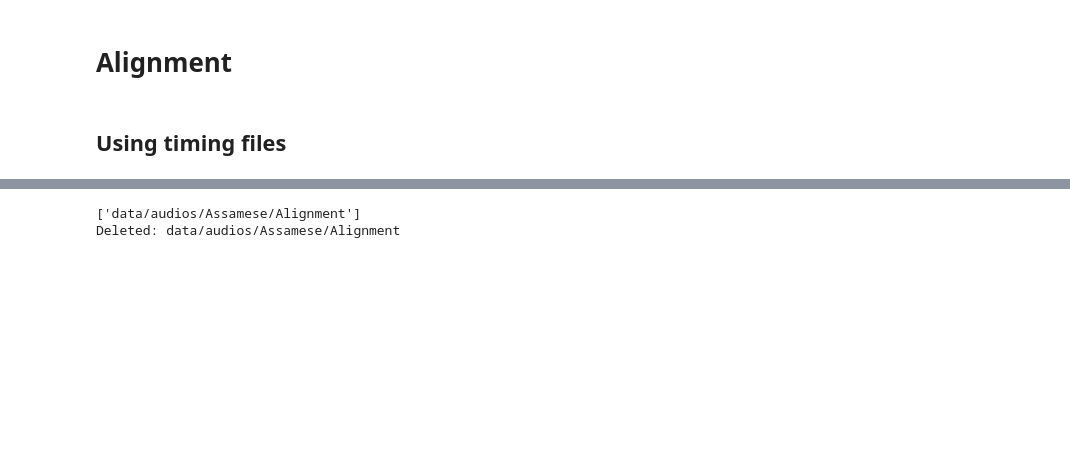
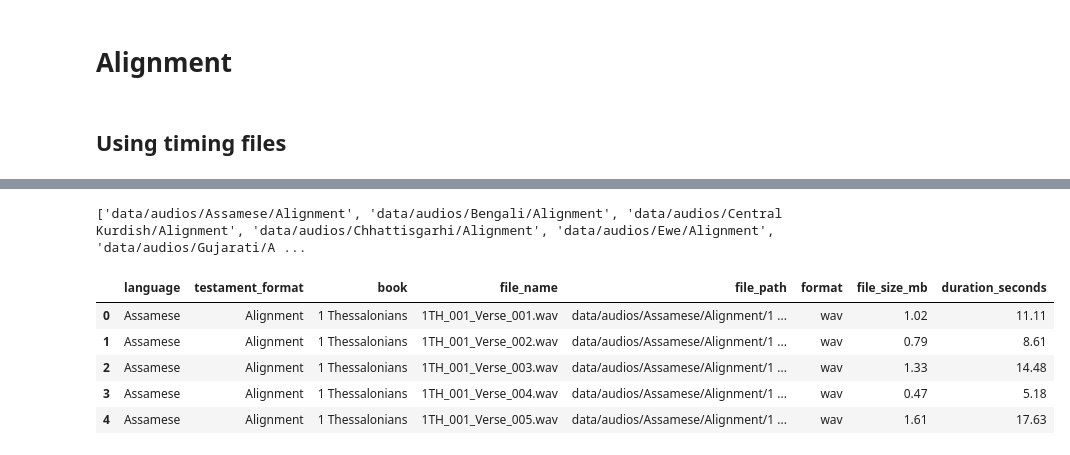
Before and after one commit to davidguzmanr/bible-tts-resources, a Jupyter notebook: dev.ipynb, the cells around one changed output, grey strips where cells are left out. Saved outputs shown, nothing was run; the diff lists cells and outputs as text; code cells hidden in the pictures; blank space fills up the shorter version.

```diff
--- a/dev.ipynb
+++ b/dev.ipynb
@@ -368,12 +377,21 @@ def get_alignment_directories(audios_dir="data/audios"):
 alignment_dirs = get_alignment_directories(audios_dir="data/audios")
 print(alignment_dirs)
 
-for alignment_dir in alignment_dirs:
-    try:
-        shutil.rmtree(alignment_dir)
-        print(f"Deleted: {alignment_dir}")
-    except Exception as e:
-        print(f"Failed to delete {alignment_dir}: {e}")
+# for alignment_dir in alignment_dirs:
+#     try:
+#         shutil.rmtree(alignment_dir)
+#         print(f"Deleted: {alignment_dir}")
+#     except Exception as e:
+#         print(f"Failed to delete {alignment_dir}: {e}")
 # %% [output]
-['data/audios/Assamese/Alignment']
-Deleted: data/audios/Assamese/Alignment
+['data/audios/Assamese/Alignment', 'data/audios/Bengali/Alignment', 'data/audios/Central Kurdish/Alignment', 'data/audios/Chhattisgarhi/Alignment', 'data/audios/Ewe/Alignment', 'data/audios/Gujarati/A ...
+# %%
+audio_df = audio_stats.get_all_audio_files(audios_dir="data/audios", alignment_filter="only")
+audio_df.head()
+# %% [output]
+|  | language | testament_format | book | file_name | file_path | format | file_size_mb | duration_seconds |
+| 0 | Assamese | Alignment | 1 Thessalonians | 1TH_001_Verse_001.wav | data/audios/Assamese/Alignment/1 ... | wav | 1.02 | 11.11 |
+| 1 | Assamese | Alignment | 1 Thessalonians | 1TH_001_Verse_002.wav | data/audios/Assamese/Alignment/1 ... | wav | 0.79 | 8.61 |
+| 2 | Assamese | Alignment | 1 Thessalonians | 1TH_001_Verse_003.wav | data/audios/Assamese/Alignment/1 ... | wav | 1.33 | 14.48 |
+| 3 | Assamese | Alignment | 1 Thessalonians | 1TH_001_Verse_004.wav | data/audios/Assamese/Alignment/1 ... | wav | 0.47 | 5.18 |
+| 4 | Assamese | Alignment | 1 Thessalonians | 1TH_001_Verse_005.wav | data/audios/Assamese/Alignment/1 ... | wav | 1.61 | 17.63 |
```
Also changed, not shown: parts of 38 cells of this notebook, 2 other files.
